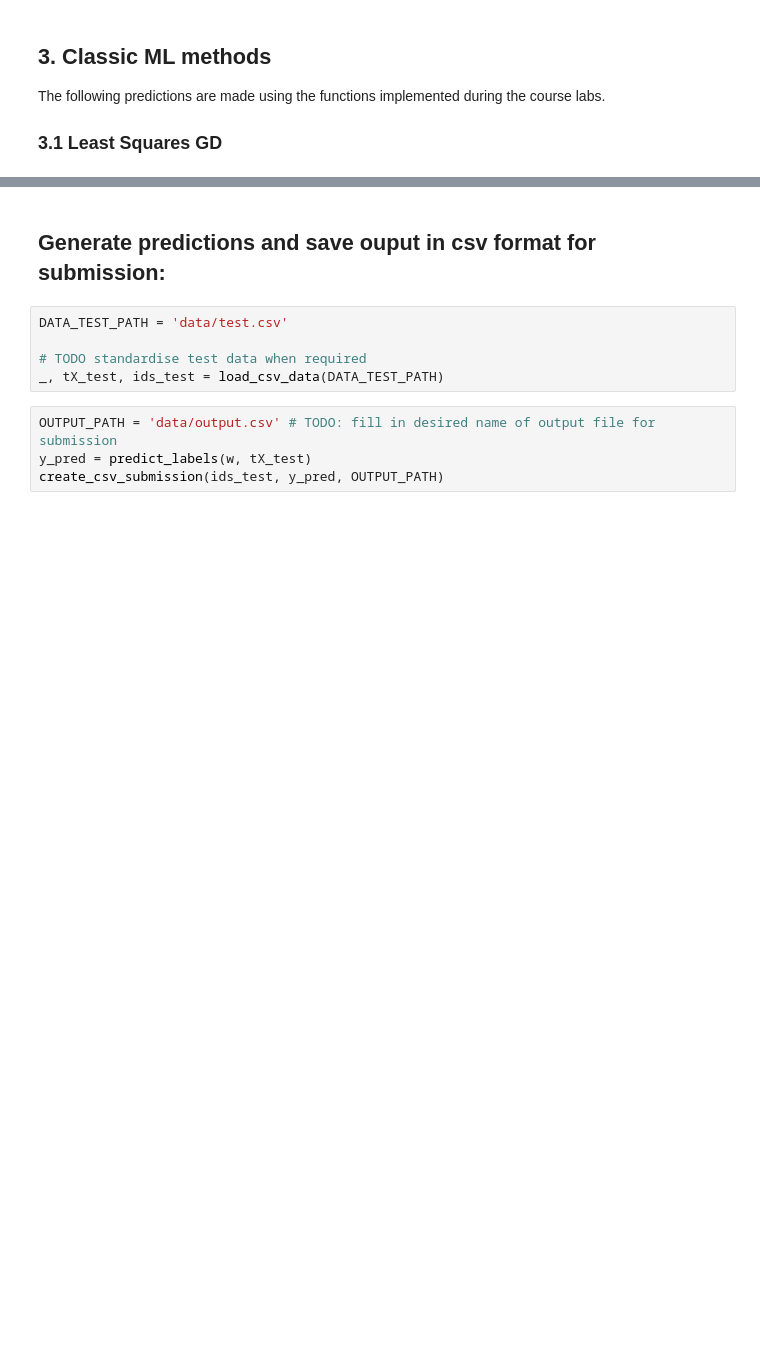
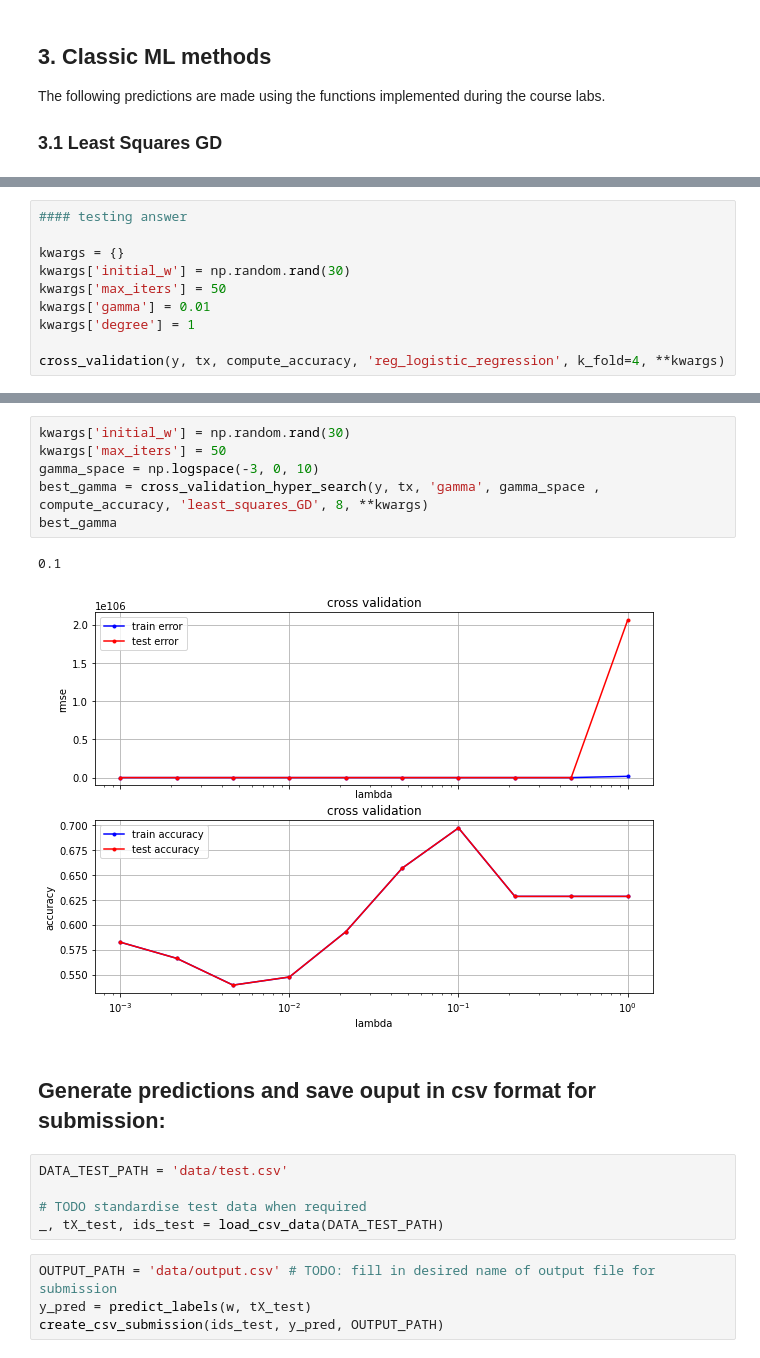
Before and after one commit to Noyt/ML2020_PR1, a Jupyter notebook: project1.ipynb, the cells around one changed output, grey strips where cells are left out. Saved outputs shown, nothing was run; the diff lists cells and outputs as text; blank space fills up the shorter version.

Commit message:
Hyper param search wip

```diff
--- a/project1.ipynb
+++ b/project1.ipynb
@@ -51,0 +43,10 @@ w, loss = least_squares_GD(y, tx, initial_w, 50, 0.1)
+# %%
+#### testing answer
+
+kwargs = {}
+kwargs['initial_w'] = np.random.rand(30)
+kwargs['max_iters'] = 50
+kwargs['gamma'] = 0.01
+kwargs['degree'] = 1
+
+cross_validation(y, tx, compute_accuracy, 'reg_logistic_regression', k_fold=4, **kwargs)
@@ -52,3 +176,12 @@ w, loss = least_squares_GD(y, tx, initial_w, 50, 0.1)
+# %%
+kwargs['initial_w'] = np.random.rand(30)
+kwargs['max_iters'] = 50
+gamma_space = np.logspace(-3, 0, 10)
+best_gamma = cross_validation_hyper_search(y, tx, 'gamma', gamma_space , compute_accuracy, 'least_squares_GD', 8, **kwargs)
+best_gamma
+# %% [output]
+0.1
+[figure, added]
 # %% [markdown]
 ## Generate predictions and save ouput in csv format for submission:
 # %%
```
Also changed, not shown: parts of 11 cells of this notebook, 4 other files.
